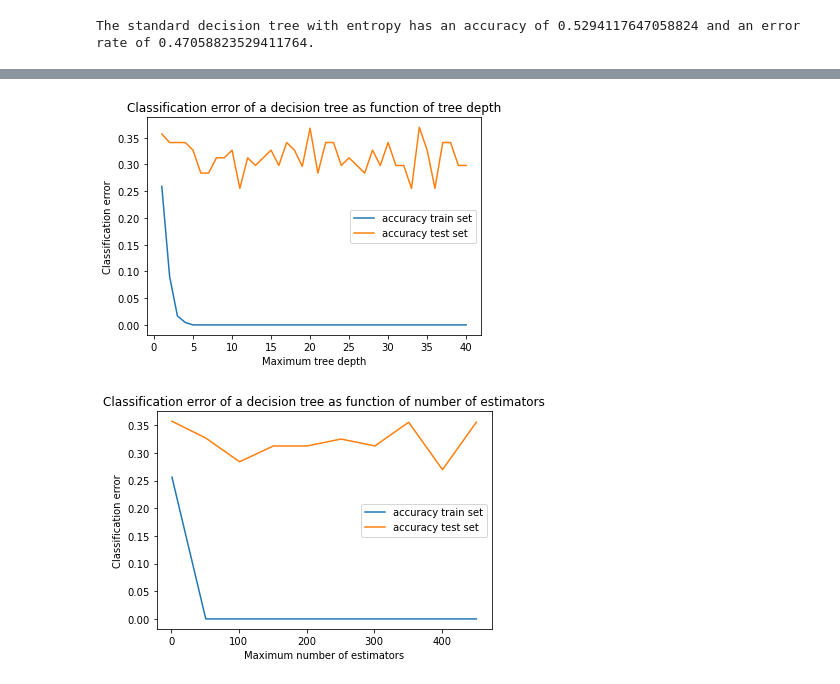
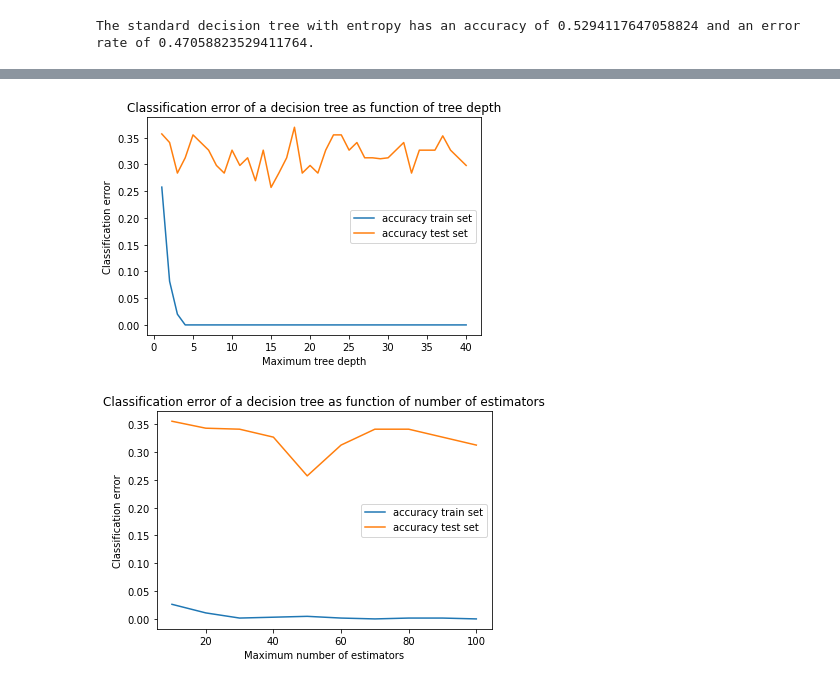
Before and after one commit to CornelisseMichael/Datamining, a Jupyter notebook: project/project.ipynb, the cells around one changed output, grey strips where cells are left out. Saved outputs shown, nothing was run; the diff lists cells and outputs as text; code cells hidden in the pictures.

```diff
--- a/project/project.ipynb
+++ b/project/project.ipynb
@@ -73,6 +74,11 @@ patient_data.head()
 | 5 | 0 |
 # %%
 # Merge the test and training data set together
+train_data = train_data.reset_index(drop=True)
+patient_train = patient_train.reset_index(drop=True)
+test_data = test_data.reset_index(drop=True)
+patient_test= patient_test.reset_index(drop=True)
+
 train_data = train_data.replace(np.inf, np.nan)
 train_data = train_data.fillna(value = train_data.values.mean())
 
@@ -80,6 +86,8 @@ test_data = test_data.replace(np.inf, np.nan)
 test_data = test_data.fillna(value = train_data.values.mean())
 
 complete_data = train_data.append(test_data) # or train_data.append(test_data, ignore_index = True)
-complete_data.head()
+complete_data= complete_data.reset_index(drop=True)
+
+complete_data
 # %% [output]
 |  | 0 | 1 | 2 | 3 | 4 | 5 | 6 | 7 | 8 | 9 | ... | ... |
@@ -164,12 +178,26 @@ def k_fold(folds, start, stop, step, method, function):
                     accuracy_test, metrics.accuracy_score(patient_data_np[test], rf.predict(pca_data[test])))
 
             elif(method == 'rf_estimators'):
-                    rf = RandomForestClassifier(n_estimators = i, criterion='gini', max_depth = 4)
-                    rf = rf.fit(pca_data[train], patient_data[train])
-                    accuracy_train = np.append(
-                        accuracy_train, metrics.accuracy_score(patient_data[train], rf.predict(pca_data[train])))
-                    accuracy_test = np.append(
-                        accuracy_test, metrics.accuracy_score(patient_data[test], rf.predict(pca_data[test])))
+                rf = RandomForestClassifier(n_estimators = i, criterion='gini', max_depth = 4)
+                rf = rf.fit(pca_data[train], patient_data_np[train])
+                accuracy_train = np.append(
+                    accuracy_train, metrics.accuracy_score(patient_data_np[train], rf.predict(pca_data[train])))
+                accuracy_test = np.append(
+                    accuracy_test, metrics.accuracy_score(patient_data_np[test], rf.predict(pca_data[test])))
+
+            elif(method =='xgb'):
+                rf = xgb.XGBClassifier(n_estimators = 100, max_depth = i, eval_metric='error', use_label_encoder=False)
+                rf = rf.fit(pca_data[train], patient_data_np[train])
+                accuracy_train = np.append(
+                    accuracy_train, metrics.accuracy_score(patient_data_np[train], rf.predict(pca_data[train])))
+                accuracy_test = np.append(
+                    accuracy_test, metrics.accuracy_score(patient_data_np[test], rf.predict(pca_data[test])))
+
+            elif(method == 'xgb_estimators'):
+                rf = xgb.XGBClassifier(n_estimators = i, max_depth = 5, eval_metric='error', use_label_encoder=False)
+                rf = rf.fit(pca_data[train], patient_data_np[train])
+                accuracy_train = np.append (accuracy_train, metrics.accuracy_score(patient_data_np[train], rf.predict(pca_data[train])))
+                accuracy_test = np.append(accuracy_test, metrics.accuracy_score(patient_data_np[test], rf.predict(pca_data[test])))
 
         accuracy_mean_train = np.append(accuracy_mean_train, np.mean(accuracy_train))
         accuracy_mean_test = np.append(accuracy_mean_test, np.mean(accuracy_test))
@@ -270,12 +295,12 @@ patient_data_np = patient_data_np.ravel()
 # Plot accuracy test and train for tree depth
 k_fold(10, 1, 41, 1, 'rf', 'tree depth')
 # %% [output]
-[figure, old version]
+[figure, new version]
 # %%
 #Plot accuracy test and train for number of estimators
-k_fold(10, 1, 501, 50, 'rf', 'number of estimators')
+k_fold(10, 10, 101, 10, 'rf_estimators', 'number of estimators')
 # %% [output]
-[figure, old version]
+[figure, new version]
 # %%
 #visualisation random forest classifier
 rf = RandomForestClassifier(n_estimators = 1000, criterion='gini', max_depth = 4)
```
Also changed, not shown: parts of 15 cells of this notebook, 8 other files.
